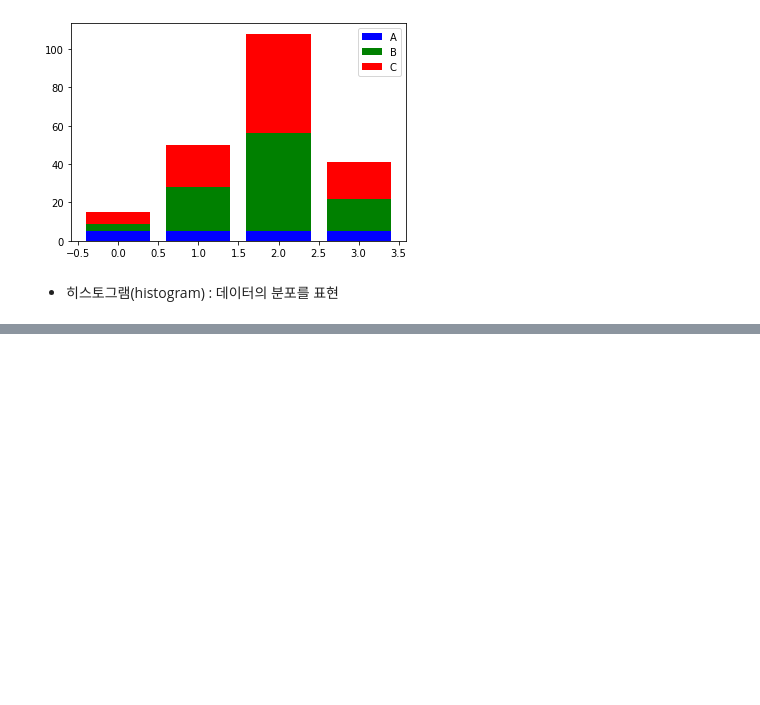
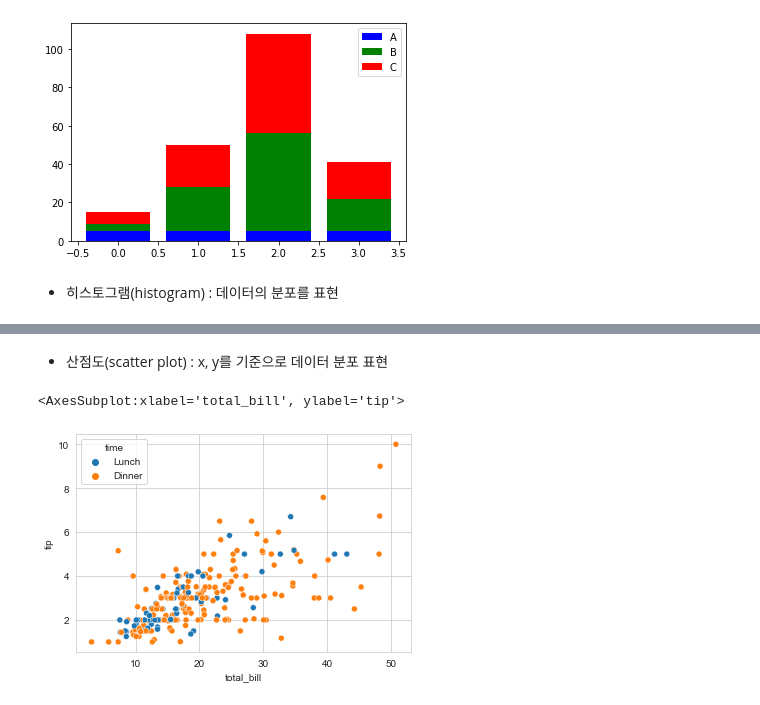
Before and after one commit to Laeti-Park/Data-Science, a Jupyter notebook: N1. Python Machine Learning/Study5.ipynb, the cells around one changed output, grey strips where cells are left out. Cells and saved outputs as stored; diff of their text form; code cells hidden in the pictures; blank space fills up the shorter version.

```diff
--- a/N1. Python Machine Learning/Study5.ipynb
+++ b/N1. Python Machine Learning/Study5.ipynb
@@ -287,0 +370,9 @@ plt.show()
+# %% [markdown]
+- 산점도(scatter plot) : x, y를 기준으로 데이터 분포 표현
+# %%
+# scatterplot : 산점도 함수
+tips = sns.load_dataset("tips")
+sns.scatterplot(x="total_bill", y="tip", hue="time", data=tips)
+# %% [output]
+<AxesSubplot:xlabel='total_bill', ylabel='tip'>
+[figure, added]
```
Also changed, not shown: parts of 43 cells of this notebook, 1 other file.
